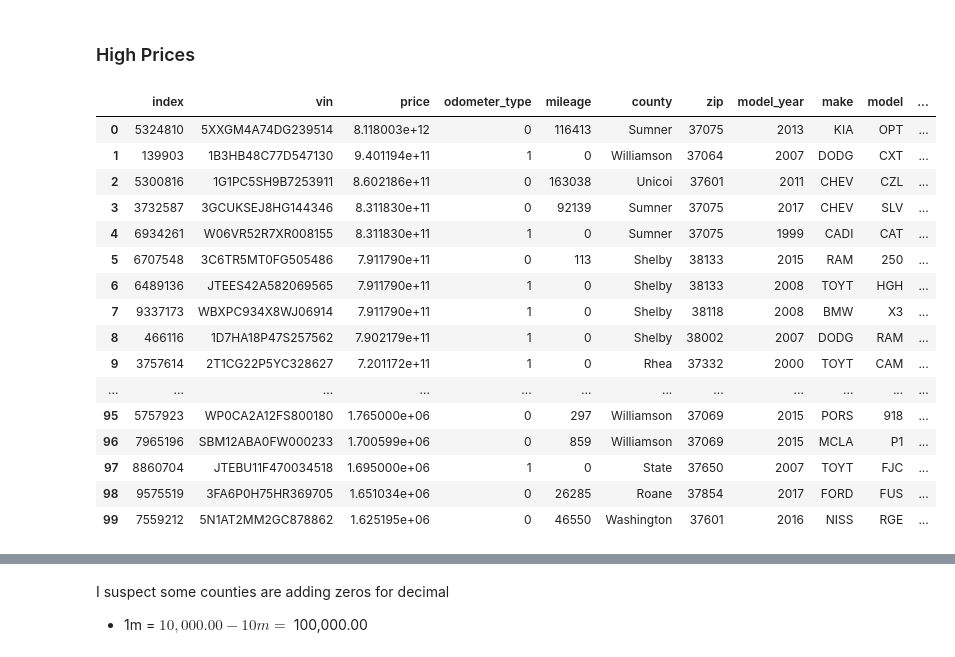
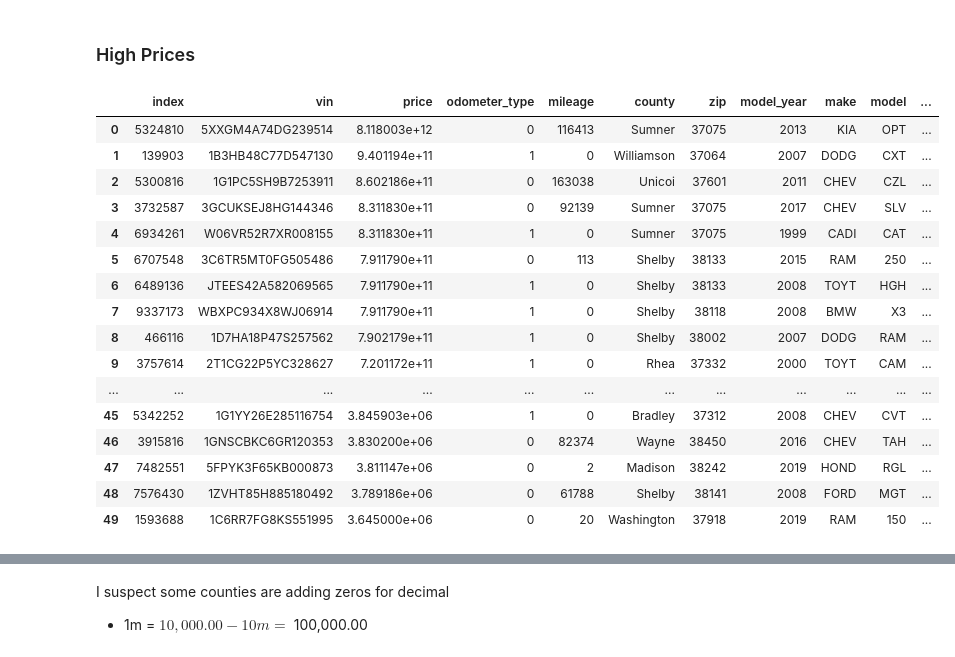
Before and after one commit to sheacon/used_car_pricing, a Jupyter notebook: 0_eda_tn_dmv.ipynb, the cells around one changed output, grey strips where cells are left out. Cells and saved outputs as stored; diff of their text form; code cells hidden in the pictures.

```diff
--- a/0_eda_tn_dmv.ipynb
+++ b/0_eda_tn_dmv.ipynb
@@ -211,22 +211,22 @@ df[((df['price'] > 0.1) & (df['price'] < 10000))]['price'].hist()
 # %%
 pd.set_option('display.max_rows', 100)
 # %%
-df.sort_values(by='price', ascending=False).head(100).reset_index()
+df.sort_values(by='price', ascending=False).head(50).reset_index()
 # %% [output]
 |  | index | vin | price | odometer_type | mileage | county | zip | model_year | make | model | ... |
 | 0 | 5324810 | 5XXGM4A74DG239514 | 8.118003e+12 | 0 | 116413 | Sumner | 37075 | 2013 | KIA | OPT | ... |
 | 1 | 139903 | 1B3HB48C77D547130 | 9.401194e+11 | 1 | 0 | Williamson | 37064 | 2007 | DODG | CXT | ... |
 | 2 | 5300816 | 1G1PC5SH9B7253911 | 8.602186e+11 | 0 | 163038 | Unicoi | 37601 | 2011 | CHEV | CZL | ... |
 | 3 | 3732587 | 3GCUKSEJ8HG144346 | 8.311830e+11 | 0 | 92139 | Sumner | 37075 | 2017 | CHEV | SLV | ... |
 | 4 | 6934261 | W06VR52R7XR008155 | 8.311830e+11 | 1 | 0 | Sumner | 37075 | 1999 | CADI | CAT | ... |
 | 5 | 6707548 | 3C6TR5MT0FG505486 | 7.911790e+11 | 0 | 113 | Shelby | 38133 | 2015 | RAM | 250 | ... |
 | 6 | 6489136 | JTEES42A582069565 | 7.911790e+11 | 1 | 0 | Shelby | 38133 | 2008 | TOYT | HGH | ... |
 | 7 | 9337173 | WBXPC934X8WJ06914 | 7.911790e+11 | 1 | 0 | Shelby | 38118 | 2008 | BMW | X3 | ... |
 | 8 | 466116 | 1D7HA18P47S257562 | 7.902179e+11 | 1 | 0 | Shelby | 38002 | 2007 | DODG | RAM | ... |
 | 9 | 3757614 | 2T1CG22P5YC328627 | 7.201172e+11 | 1 | 0 | Rhea | 37332 | 2000 | TOYT | CAM | ... |
 | ... | ... | ... | ... | ... | ... | ... | ... | ... | ... | ... | ... |
-| 95 | 5757923 | WP0CA2A12FS800180 | 1.765000e+06 | 0 | 297 | Williamson | 37069 | 2015 | PORS | 918 | ... |
-| 96 | 7965196 | SBM12ABA0FW000233 | 1.700599e+06 | 0 | 859 | Williamson | 37069 | 2015 | MCLA | P1 | ... |
-| 97 | 8860704 | JTEBU11F470034518 | 1.695000e+06 | 1 | 0 | State | 37650 | 2007 | TOYT | FJC | ... |
-| 98 | 9575519 | 3FA6P0H75HR369705 | 1.651034e+06 | 0 | 26285 | Roane | 37854 | 2017 | FORD | FUS | ... |
-| 99 | 7559212 | 5N1AT2MM2GC878862 | 1.625195e+06 | 0 | 46550 | Washington | 37601 | 2016 | NISS | RGE | ... |
+| 45 | 5342252 | 1G1YY26E285116754 | 3.845903e+06 | 1 | 0 | Bradley | 37312 | 2008 | CHEV | CVT | ... |
+| 46 | 3915816 | 1GNSCBKC6GR120353 | 3.830200e+06 | 0 | 82374 | Wayne | 38450 | 2016 | CHEV | TAH | ... |
+| 47 | 7482551 | 5FPYK3F65KB000873 | 3.811147e+06 | 0 | 2 | Madison | 38242 | 2019 | HOND | RGL | ... |
+| 48 | 7576430 | 1ZVHT85H885180492 | 3.789186e+06 | 0 | 61788 | Shelby | 38141 | 2008 | FORD | MGT | ... |
+| 49 | 1593688 | 1C6RR7FG8KS551995 | 3.645000e+06 | 0 | 20 | Washington | 37918 | 2019 | RAM | 150 | ... |
```
Also changed, not shown: parts of 3 cells of this notebook.
